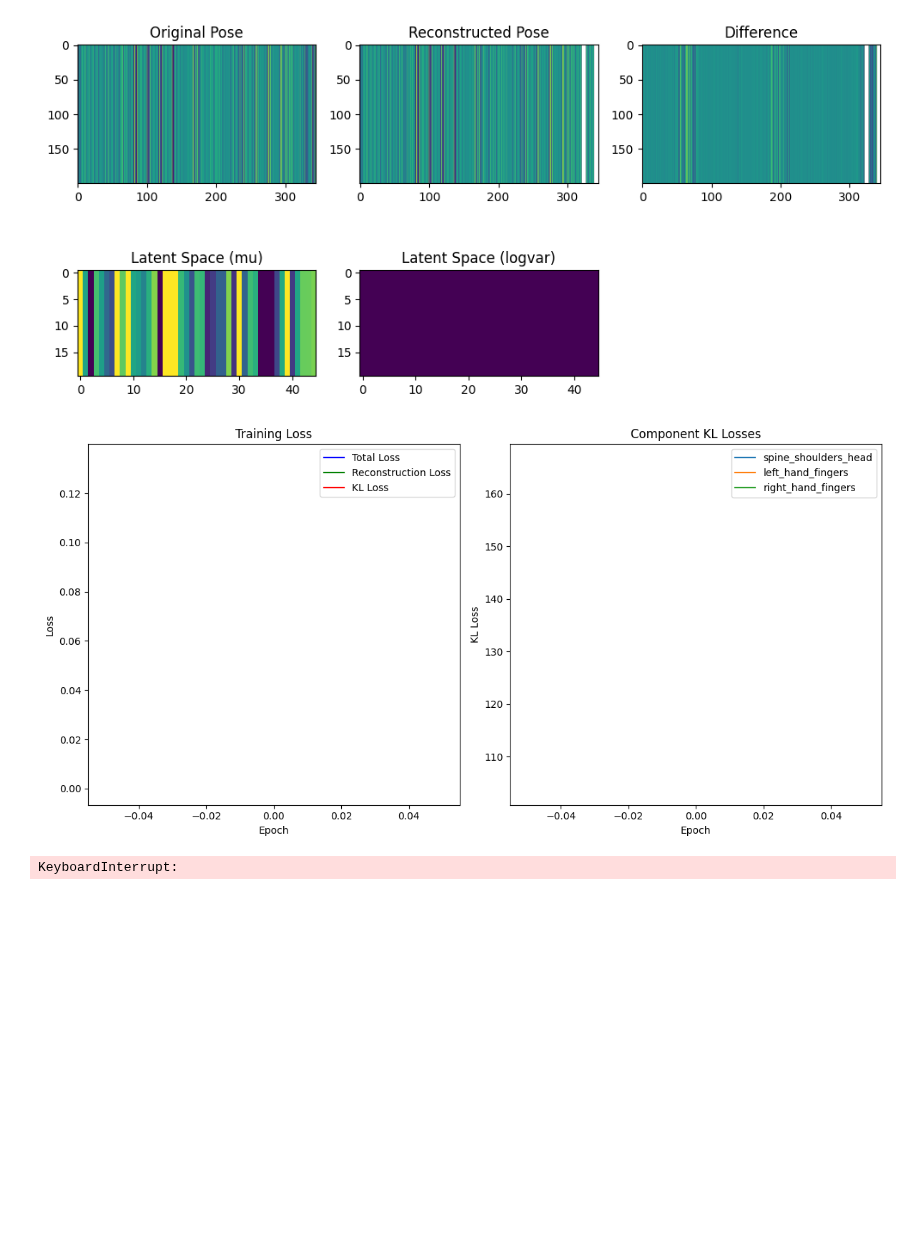
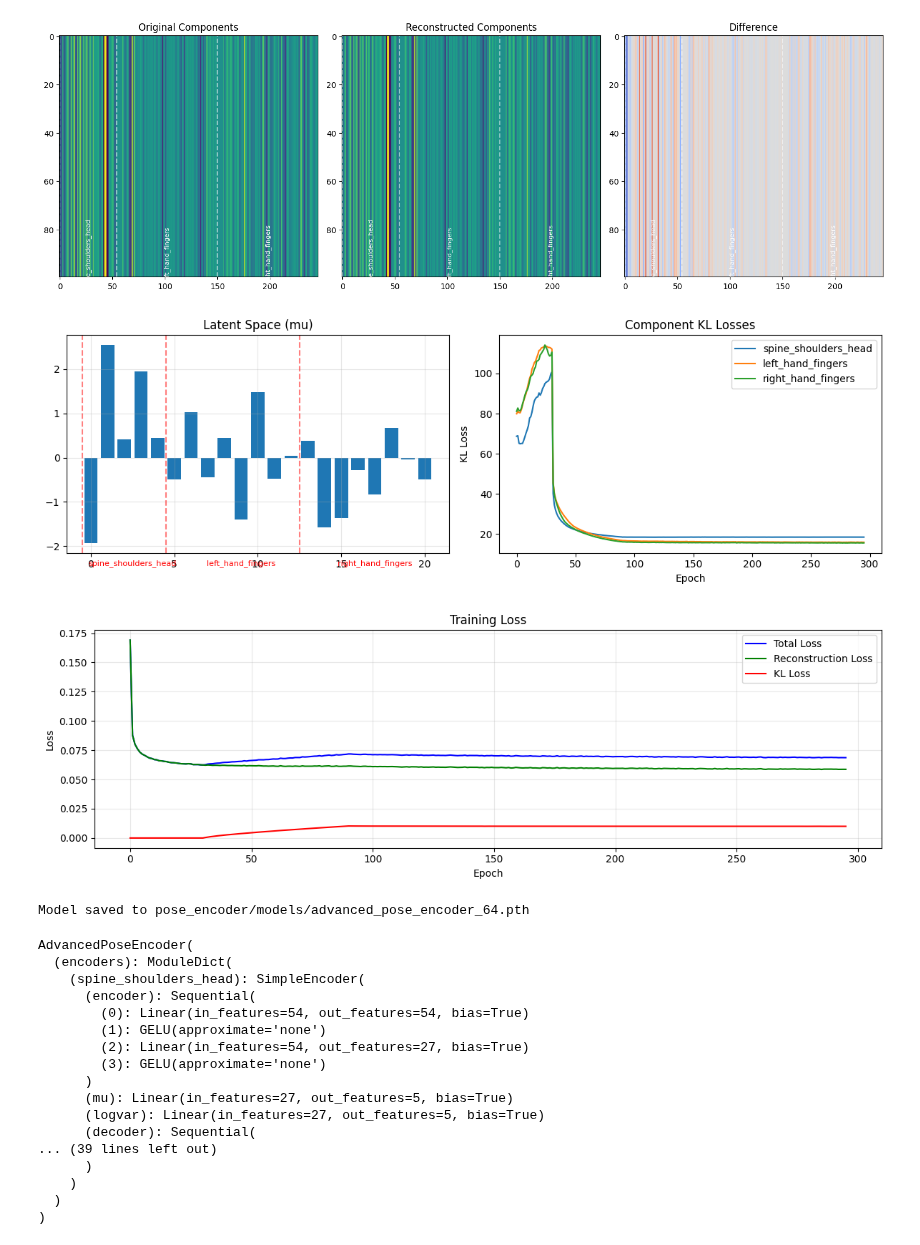
Before and after one commit to AntonBertelsen/GestureGeneration, a Jupyter notebook: DiffuseStyleGestureReproduced/pose_encoder/advanced_pose_encoder_training_ground.ipynb, the cells around one changed output. Cells and saved outputs as stored; diff of their text form; code cells hidden in the pictures; blank space fills up the shorter version.

Commit message:
advanced auto encoder working - mostly

```diff
--- a/DiffuseStyleGestureReproduced/pose_encoder/advanced_pose_encoder_training_ground.ipynb
+++ b/DiffuseStyleGestureReproduced/pose_encoder/advanced_pose_encoder_training_ground.ipynb
@@ -22,7 +22,7 @@ dataset = GPUDataset(
 )
 
 train_advanced_encoder(
-    name="pose_encoder_test_64",
+    model_name="advanced_pose_encoder_64",
     model = AdvancedPoseEncoder(
         pose_dim=345,
         component_definitions = {
@@ -55,7 +55,7 @@ train_advanced_encoder(
                     'b_l_shoulder', 'b_r_shoulder', 'b_neck0', 'b_head'
                 ],
                 'type': 'encode',
-                'z_dim': 9
+                'z_dim': 5
             },
             'left_hand_fingers': {
                 'bone_names': [
@@ -68,7 +68,7 @@ train_advanced_encoder(
                     'b_l_pinky1', 'b_l_pinky2', 'b_l_pinky3'
                 ],
                 'type': 'encode',
-                'z_dim': 18
+                'z_dim': 8
             },
             'right_hand_fingers': {
                 'bone_names': [
@@ -81,7 +81,7 @@ train_advanced_encoder(
                     'b_r_pinky1', 'b_r_pinky2', 'b_r_pinky3'
                 ],
                 'type': 'encode',
-                'z_dim': 18
+                'z_dim': 8
             },
             # IK components - using skeleton's enhanced chain info
             'left_arm_ik': {
@@ -116,38 +116,56 @@ train_advanced_encoder(
                 'chain_parent': 'b_root',
                 'bone1_forward_dir': [0.0, -0.9999752044677734, 0.007038275245577097],
                 'bone1_up_dir': [0.0, 0.007038275711238384, 0.9999752640724182],
                 'bone2_forward_dir': [0.0, -0.996783435344696, -0.0801420658826828],
                 'bone2_up_dir': [0.0, 0.0801420658826828, -0.996783435344696],
             },
             'right_leg_ik': {
                 'type': 'ik',
                 'chain_joints': ['b_r_upleg', 'b_r_leg'],
                 'end_effector': 'b_r_foot',
                 'z_dim': 4,
                 'chain_parent': 'b_root',
                 'bone1_forward_dir': [0.0, -0.9999904632568359, 0.004357356112450361],
                 'bone1_up_dir': [0.0, 0.0043573565781116486, 0.9999905228614807],
                 'bone2_forward_dir': [0.0, -0.996783435344696, -0.0801420733332634],
                 'bone2_up_dir': [0.0, 0.0801420733332634, -0.996783435344696],
             }
         },
         skeleton = dataset.skeleton,
         device = utils.get_device()
     ),
     pose_training_loader = DataLoader(
         dataset = dataset,
         batch_size = 1,
         num_workers = 0,
         pin_memory = False
     ),
-    num_epochs = 1000,
-    warm_up_kl_anneal_steps = 75,
-    kl_anneal_steps = 250,
-    kl_beta = 0.0045,
-    visualize_steps = 25,
+    num_epochs = 300,
+    warm_up_kl_anneal_steps = 30,
+    kl_anneal_steps = 60,
+    kl_beta = 0.0002,
+    visualize_steps = 5,
     device = device
 )
 # %% [output]
-[figure, old version]
+[figure, new version]
-[figure, old version]
+[figure, new version]
+[figure, added]
-KeyboardInterrupt:
+Model saved to pose_encoder/models/advanced_pose_encoder_64.pth
+AdvancedPoseEncoder(
+  (encoders): ModuleDict(
+    (spine_shoulders_head): SimpleEncoder(
+      (encoder): Sequential(
+        (0): Linear(in_features=54, out_features=54, bias=True)
+        (1): GELU(approximate='none')
+        (2): Linear(in_features=54, out_features=27, bias=True)
+        (3): GELU(approximate='none')
+      )
+      (mu): Linear(in_features=27, out_features=5, bias=True)
+      (logvar): Linear(in_features=27, out_features=5, bias=True)
+      (decoder): Sequential(
+... (39 lines left out)
+      )
+    )
+  )
+)
```
Also changed, not shown: 9 other files.
